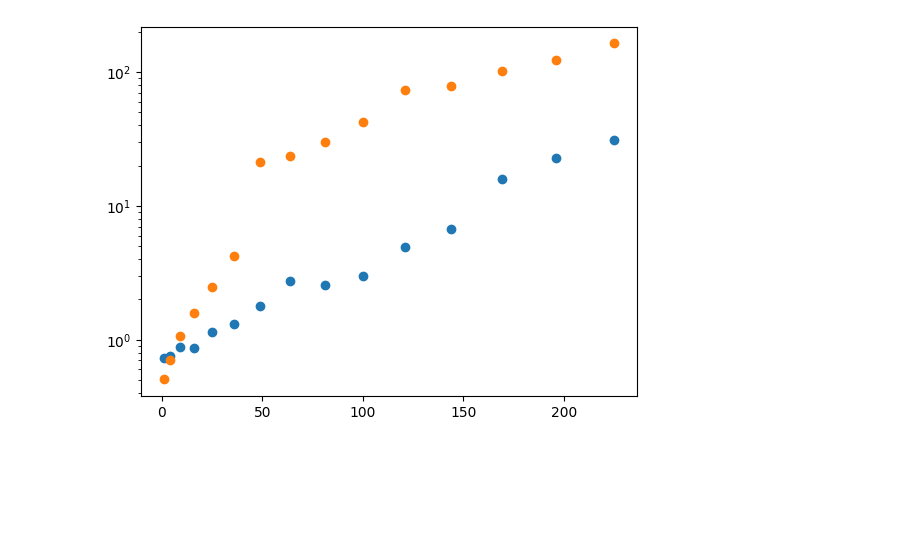
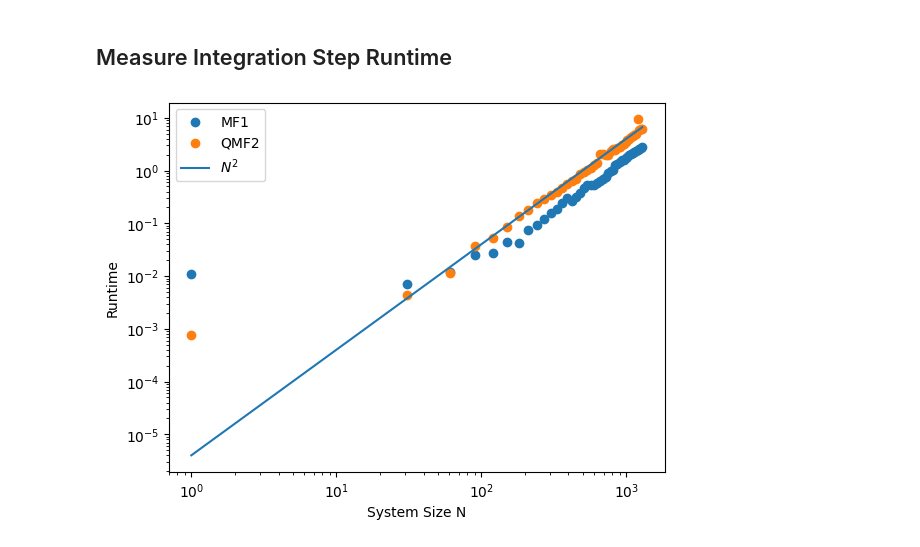
Before and after one commit to evanwonisch/NanoNetsMF, a Jupyter notebook: run/runtime/scaling.ipynb, the cells around one changed output. Drawn from its saved outputs; the diff is of its cells as text; code cells hidden in the pictures; blank space fills up the shorter version.

Commit message:
creating of paper plots

```diff
--- a/run/runtime/scaling.ipynb
+++ b/run/runtime/scaling.ipynb
@@ -11,7 +58,9 @@ import timeit
+# %% [markdown]
+## Measure Integration Step Runtime
 # %%
-ns = range(1, 16)
-sizes = [n**2 for n in ns]
-nets = [Network(n, n, 1, []) for n in ns]
+ns = range(1, 1300, 30)
+sizes = np.array([n for n in ns])
+nets = [Network(n, 1, 1, []) for n in ns]
 for net in nets:
     #net.set_voltage_config([0.1, -0.1], 0)
     pass
@@ -20,18 +69,24 @@ mfs = [MeanField(net) for net in nets]
 qmf2s = [QuickMeanField2(net) for net in nets]
 # %%
 def measure_MF1(mf):
-    mf.numeric_integration_solve(N = 60)
+    mf.numeric_integration_solve(N = 1)
 
 def measure_QMF2(qmf2):
-    qmf2.numeric_integration_solve(N = 60)
+    qmf2.numeric_integration_solve(N = 1)
 # %%
-mf_times = [timeit.timeit(lambda: measure_MF1(mf), number = 10) for mf in mfs]
-qmf2_times = [timeit.timeit(lambda: measure_QMF2(qmf2), number = 10) for qmf2 in qmf2s]
+mf_times = [timeit.timeit(lambda: measure_MF1(mf), number = 3) for mf in mfs]
+qmf2_times = [timeit.timeit(lambda: measure_QMF2(qmf2), number = 1) for qmf2 in qmf2s]
 # %%
-plt.scatter(sizes, mf_times)
-plt.scatter(sizes, qmf2_times)
+plt.scatter(sizes, mf_times, label = "MF1")
+plt.scatter(sizes, qmf2_times, label = "QMF2")
+plt.plot(sizes, sizes**2*4e-6, label = "$N^2$")
 
-# plt.xscale("log")
+plt.xscale("log")
 plt.yscale("log")
+plt.legend()
+plt.xlabel("System Size N")
+plt.ylabel("Runtime")
+
+plt.savefig("../../output/runtime/c_time_step.pdf")
 # %% [output]
-[figure, old version]
+[figure, new version]
```
Also changed, not shown: parts of 13 cells of this notebook, 41 other files.
